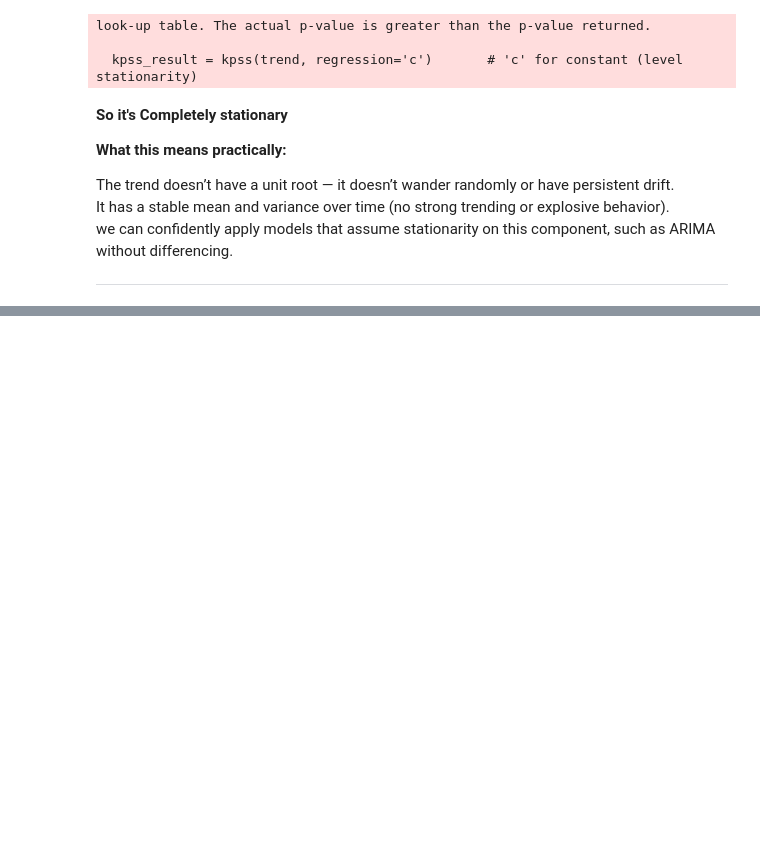
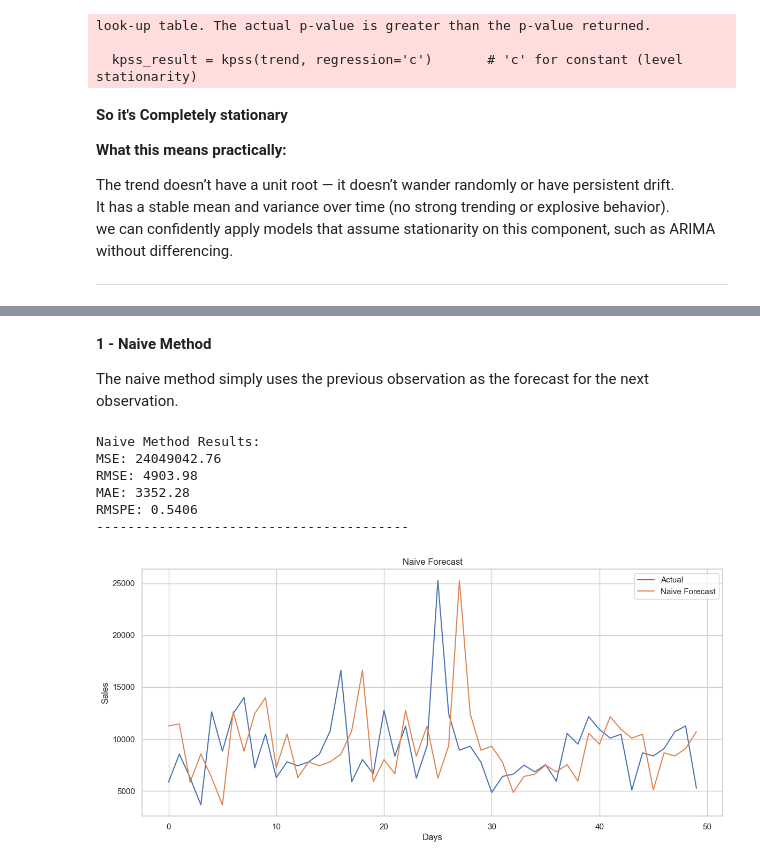
Before and after one commit to ali2yman/Rossman-Store---Time-Series-Analysis-Project, a Jupyter notebook: code.ipynb, the cells around one changed output, grey strips where cells are left out. Cells and saved outputs as stored; diff of their text form; code cells hidden in the pictures; blank space fills up the shorter version.

Commit message:
apply the simple models

```diff
--- a/code.ipynb
+++ b/code.ipynb
@@ -522,0 +550,36 @@ we can confidently apply models that assume stationarity on this component, such
+# %% [markdown]
+<B>1 - Naive Method</B>
+
+The naive method simply uses the previous observation as the forecast for the next observation.
+# %%
+df = df_train[df_train['Open']==1]
+df = df.sort_values('Date')
+# %%
+num_valid_days = 50
+
+train_data = df.iloc[:-num_valid_days]
+valid_data = df.iloc[-num_valid_days:]
+
+y_true = valid_data['Sales'].values
+y_pred_naive = np.roll(np.append(train_data['Sales'].iloc[-1], valid_data['Sales'][:-1]), 1)
+# %%
+naive_metrics = evaluate_model(y_true, y_pred_naive, "Naive Method")
+# %% [output]
+Naive Method Results:
+MSE: 24049042.76
+RMSE: 4903.98
+MAE: 3352.28
+RMSPE: 0.5406
+----------------------------------------
+# %%
+plt.figure(figsize=(14, 6))
+plt.plot(range(len(y_true)), y_true, label='Actual')
+plt.plot(range(len(y_pred_naive)), y_pred_naive, label='Naive Forecast')
+plt.title(f'Naive Forecast')
+plt.xlabel('Days')
+plt.ylabel('Sales')
+plt.legend()
+plt.grid(True)
+plt.show()
+# %% [output]
+[figure, added]
```
Also changed, not shown: parts of 12 cells of this notebook.
